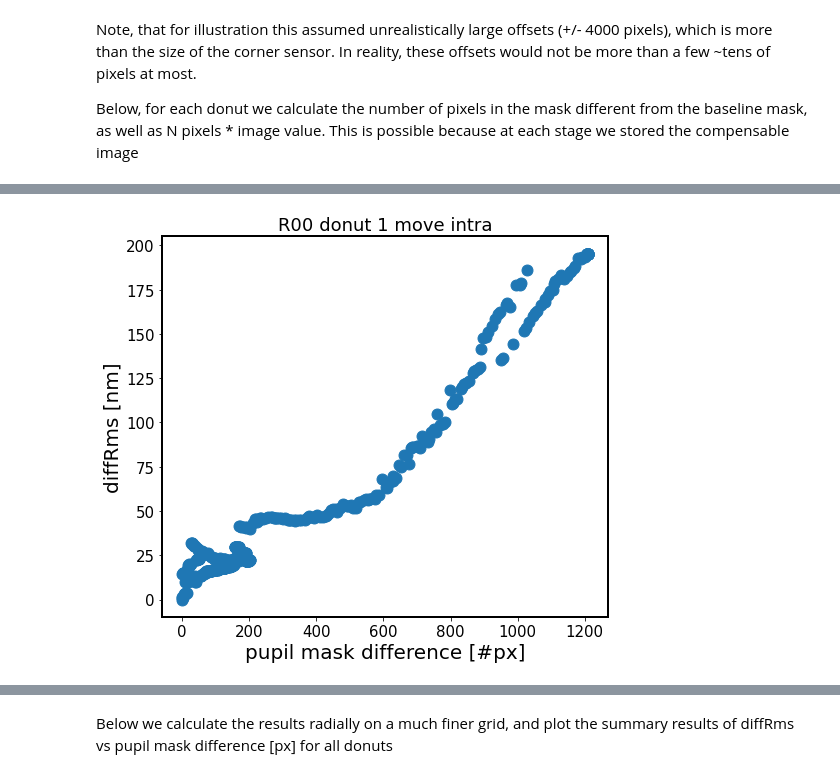
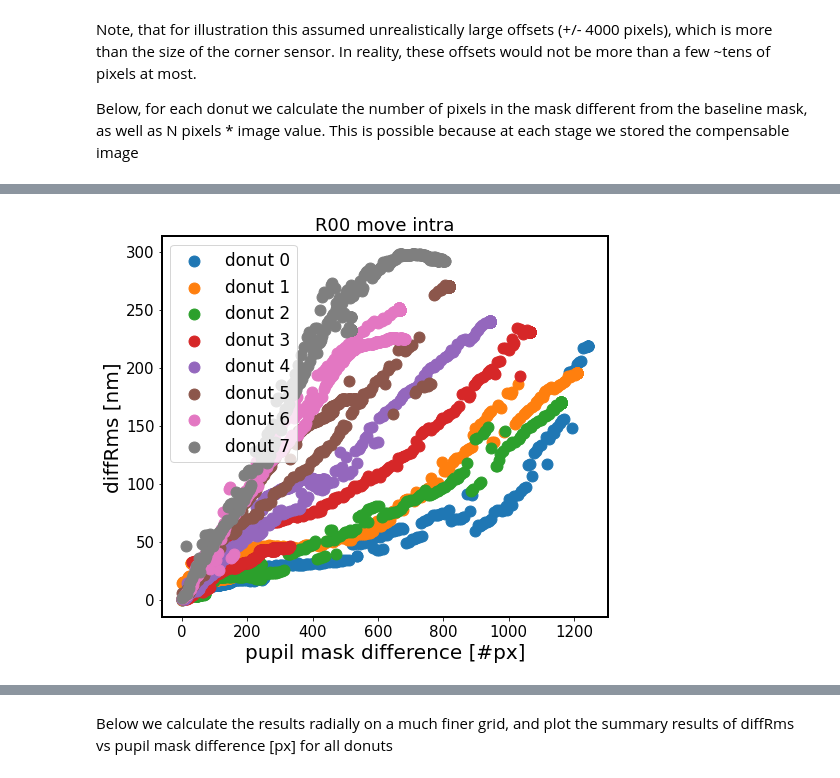
Before and after one commit to suberlak/AOS, a Jupyter notebook: AOS_DM-33104_summary.ipynb, the cells around one changed output, grey strips where cells are left out. Drawn from its saved outputs; the diff is of its cells as text; code cells hidden in the pictures.

Commit message:
updated plot of diffRms vs mask difference in px

```diff
--- a/AOS_DM-33104_summary.ipynb
+++ b/AOS_DM-33104_summary.ipynb
@@ -1521,3 +1499,19 @@ plt.colorbar(sc, label = 'diffRmsArr [nm]')
 Note, that for illustration this assumed unrealistically large offsets (+/- 4000 pixels), which is more than the size of the corner sensor. In reality, these offsets would not be more than a few ~tens of pixels at most.
 
 Below, for each donut we calculate the number of pixels in the mask different from the baseline mask, as well as N pixels  * image value. This is possible because at each stage we stored the compensable image
+# %%
+sensor = 'R00'
+
+# read the baseline
+i=1
+experiment_index=5
+out_dir = 'DM-33104'
+fname = f'exp-{experiment_index}_{sensor}_donut_{i}_no_offset_zk_radial.npy'
+fpath = os.path.join(out_dir, fname)
+
+# read the results of shifting i-th intra/extra donut
+# plot
+fig,ax = plt.subplots(1,1,figsize=(8,7))
+for defocal in ['intra','extra']:
+
+    baseline =  np.load(fpath, allow_pickle=True).item()
@@ -1524,52 +1530,60 @@ Below, for each donut we calculate the number of pixels in the mask different fr
 # %%
 sensor = 'R00'
 
+fig,ax = plt.subplots(1,1,figsize=(8,7))
+
 # read the baseline
-i=1
-fname = f'exp-{experiment_index}_{sensor}_donut_{i}_no_offset_zk_radial.npy'
-fpath = os.path.join(out_dir, fname)
-baseline =  np.load(fpath, allow_pickle=True).item()
-half = defocal.capitalize()
+for i in range(8):
+    experiment_index=5
+    out_dir = 'DM-33104'
+    fname = f'exp-{experiment_index}_{sensor}_donut_{i}_no_offset_zk_radial.npy'
+    fpath = os.path.join(out_dir, fname)
+    baseline =  np.load(fpath, allow_pickle=True).item()
 
-mp0 = baseline[f'img{half}'].getNonPaddedMask()
-mc0 =  baseline[f'img{half}'].getPaddedMask()
-img0 = baseline[f'img{half}'].getImg()
+    # read the results of shifting i-th intra/extra donut
+    # plot
 
-# read the results of shifting i-th intra/extra donut
-# plot
-fig,ax = plt.subplots(1,1,figsize=(8,7))
-for defocal in ['intra',]:
+    for defocal in ['intra']:
 
-    fname = f'exp-{experiment_index}_{sensor}_donut_0_{i}_move_{defocal}_results_radialN.npy'
-    fpath = os.path.join(out_dir, fname)
-    results = np.load(fpath, allow_pickle=True).item()
 
-    diffMaxArr = []
-    diffRmsArr = []
-    mcDiffArr = []
-    mpDiffArr = []
-    for j in results.keys():
+        half = defocal.capitalize()
 
-        diffMax = results[j]['diffMax']
-        diffRms = results[j]['diffRms']
-        diffMaxArr.append(diffMax)
-        diffRmsArr.append(diffRms)
+        mp0 = baseline[f'img{half}'].getNonPaddedMask()
+        mc0 =  baseline[f'img{half}'].getPaddedMask()
+        img0 = baseline[f'img{half}'].getImg()
 
-        mp =  results[j][f'img{half}0mp']
-        mc =  results[j][f'img{half}0mc']
-        img = results[j][f'img{half}0img']
 
-        # calculate mask difference
-        mcDiffArr.append(np.sum(mc-mc0))
-        mpDiffArr.append(np.sum(mp-mp0))
-    print(j)
-    sc = ax.scatter(np.abs(mpDiffArr), diffRmsArr , s=120)
+        fname = f'exp-{experiment_index}_{sensor}_donut_0_{i}_move_{defocal}_results_radialN.npy'
+        fpath = os.path.join(out_dir, fname)
+        results = np.load(fpath, allow_pickle=True).item()
+
+        diffMaxArr = []
+        diffRmsArr = []
+        mcDiffArr = []
+        mpDiffArr = []
+        for j in results.keys():
+
+            diffMax = results[j]['diffMax']
+            diffRms = results[j]['diffRms']
+            diffMaxArr.append(diffMax)
+            diffRmsArr.append(diffRms)
+
+            mp =  results[j][f'img{half}0mp']
+            mc =  results[j][f'img{half}0mc']
+            img = results[j][f'img{half}0img']
+
+            # calculate mask difference
+            mcDiffArr.append(np.sum(mc-mc0))
+            mpDiffArr.append(np.sum(mp-mp0))
+        print(j)
+        sc = ax.scatter(np.abs(mpDiffArr), diffRmsArr , s=120, label=f'donut {i}')
 
 #ax.set_xlim(200,650)
 #ax.set_ylim(80,120)
 
 ax.set_xlabel('pupil mask difference [#px]')
 ax.set_ylabel('diffRms [nm]')
-ax.set_title(f'{sensor} donut {i} move {defocal}')
+ax.set_title(f'{sensor} move {defocal}')
+ax.legend(fontsize=17)
 # %% [output]
 499
@@ -1577 +1598 @@ Text(0.5, 1.0, 'R00 donut 1 move intra')
-[figure, old version]
+[figure, new version]
```
Also changed, not shown: parts of 10 cells of this notebook.
